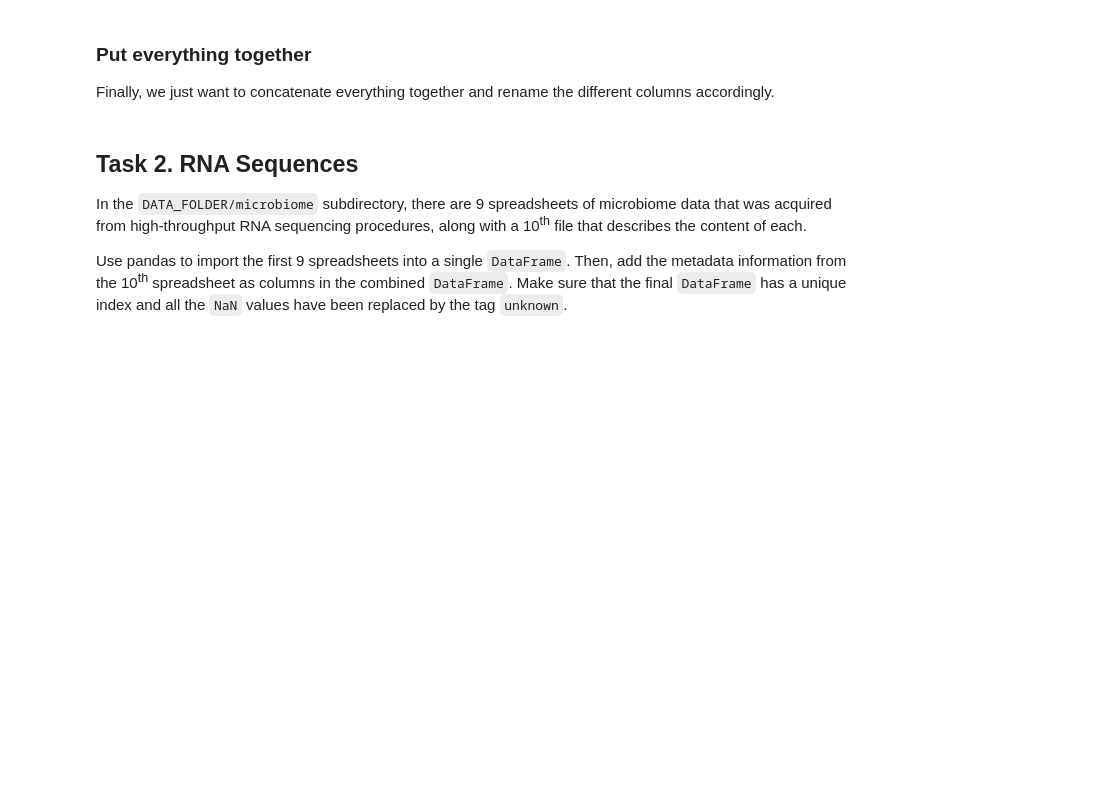
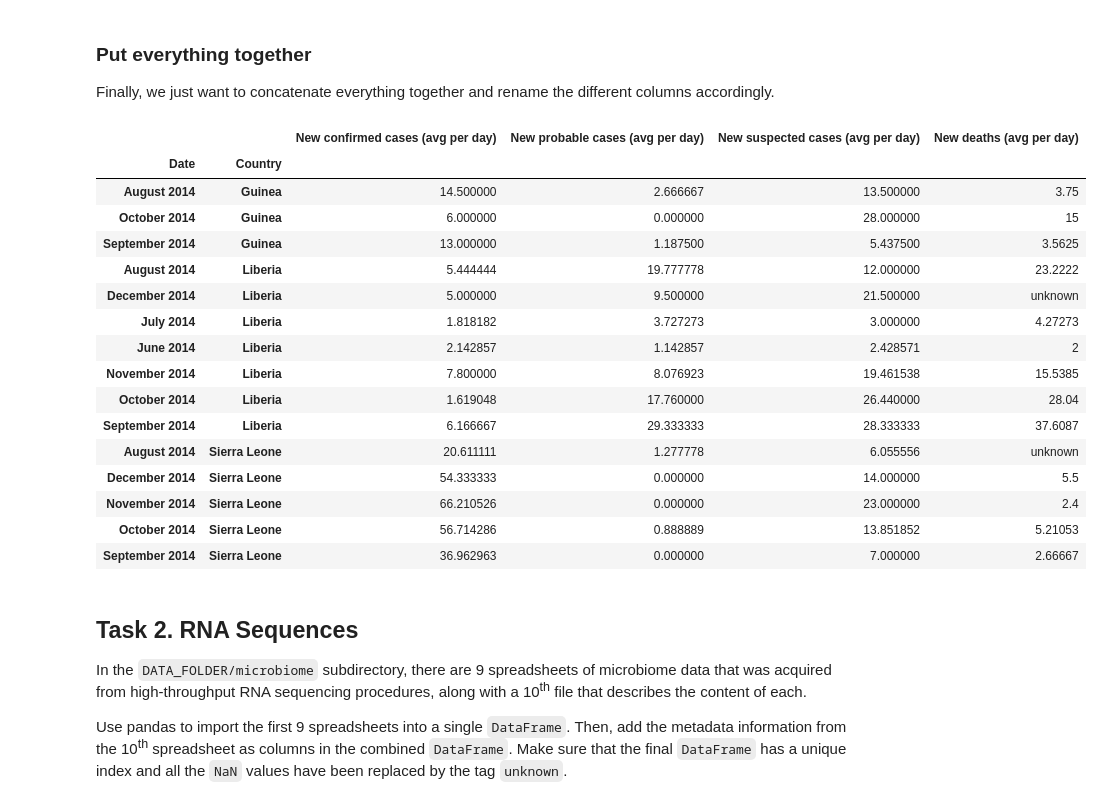
Before and after one commit to darioAnongba/EPFL-ADA, a Jupyter notebook: Labs/01 - Pandas and Data Wrangling/Homework 1.ipynb, the cells around one changed output. Saved outputs shown, nothing was run; the diff lists cells and outputs as text; code cells hidden in the pictures; blank space fills up the shorter version.

```diff
--- a/Labs/01 - Pandas and Data Wrangling/Homework 1.ipynb
+++ b/Labs/01 - Pandas and Data Wrangling/Homework 1.ipynb
@@ -39,31 +57,14 @@ AVG_NEW_DEATHS = 'New deaths (avg per day)'
 # %% [markdown]
 ### DataFrames creation
 For each country, we first have to read every CSV file and put their content into one big DataFrame. This will allow us to then work on the DataFrame (filter data, clean data, aggregate what we need, ...).
-# %%
-file_gui = glob.glob(EBOLA_FOLDER + "guinea_data/*.csv")
-file_lib = glob.glob(EBOLA_FOLDER + "liberia_data/*.csv")
-file_sie = glob.glob(EBOLA_FOLDER + "sl_data/*.csv")
-
-list_gui = []
-# Create DataFrame for Guinea
-for file in file_gui:
-    df = pd.read_csv(file,header=0,index_col=None,parse_dates=['Date'])
-    list_gui.append(df)
-ebola_gui = pd.concat(list_gui)
-
-list_lib = []
-# Create DataFrame for Liberia
-for file in file_lib:
-    df = pd.read_csv(file,header=0,index_col=None,parse_dates=['Date'])
-    list_lib.append(df)
-ebola_lib = pd.concat(list_lib)
-
-list_sie = []
-# Create DataFrame for Sierra Leone
-for file in file_sie:
-    df = pd.read_csv(file,header=0,index_col=None,parse_dates=['date'])
-    list_sie.append(df)
-ebola_sie = pd.concat(list_sie)
+# %%
+file_gui = glob.glob(EBOLA_FOLDER + "guinea_data/*.csv")
+file_lib = glob.glob(EBOLA_FOLDER + "liberia_data/*.csv")
+file_sie = glob.glob(EBOLA_FOLDER + "sl_data/*.csv")
+
+ebola_gui = read_folder('Date', file_gui)
+ebola_lib = read_folder('Date', file_lib)
+ebola_sie = read_folder('date', file_sie)
 # %% [markdown]
 ### Guinea
 Here we want to extract the average per day for every month for all 3 types of new cases and for new deaths in Guinea. What we have to do is to filter the data for each case (we have 4 cases) we want to have, get each time the corresponding number of new cases or deaths, and merge those 4 DataFrames into 1 by the date. Once this is done, we can extract the month and year from the date, group by the month and year, and compute the average as an aggregation.
@@ -83,12 +84,12 @@ new_cases_suspect = get_guinea_specific_df('New cases of suspects', SUSPECTED_NE
 new_deaths_registered = get_guinea_specific_df('New deaths registered', NEW_DEATHS)
 
 # Put all things together
-guinea_df = new_cases_confirmed.merge(new_cases_probable, on='Date').merge(new_cases_suspect, on='Date').merge(new_deaths_registered, on='Date')
+guinea_df = new_cases_confirmed.merge(new_cases_probable).merge(new_cases_suspect).merge(new_deaths_registered)
 guinea_df['Country'] = 'Guinea'
-#guinea_df = guinea_df.rename(columns={'Date': 'Month'})
 guinea_df['Date'] = guinea_df.Date.dt.strftime("%B %Y")
 guinea_df = guinea_df.apply(pd.to_numeric, errors='ignore')
 
 # Group by to compute the average per day for each month
 guinea_df = guinea_df.groupby(['Date', 'Country']).mean()
-guinea_df
+
+renamed_df(guinea_df)
@@ -152,13 +177,27 @@ Finally, we just want to concatenate everything together and rename the differen
 # %%
 # Concatenate the values for the 3 countries and rename columns accordingly
 final_df = pd.concat([guinea_df, liberia_df, sl_df])
-final_df = final_df.rename(columns={
-    CONFIRMED_NEW_CASES: AVG_CONFIRMED_NEW_CASES,
-    PROBABLE_NEW_CASES: AVG_PROBABLE_NEW_CASES,
-    SUSPECTED_NEW_CASES: AVG_SUSPECTED_NEW_CASES,
-    NEW_DEATHS: AVG_NEW_DEATHS})
+final_df = renamed_df(final_df)
 final_df = final_df.fillna('unknown')
 final_df
+# %% [output]
+|  |  | New confirmed cases (avg per day) | New probable cases (avg per day) | New suspected cases (avg per day) | New deaths (avg per day) |
+| Date | Country |  |  |  |  |
+| August 2014 | Guinea | 14.500000 | 2.666667 | 13.500000 | 3.75 |
+| October 2014 | Guinea | 6.000000 | 0.000000 | 28.000000 | 15 |
+| September 2014 | Guinea | 13.000000 | 1.187500 | 5.437500 | 3.5625 |
+| August 2014 | Liberia | 5.444444 | 19.777778 | 12.000000 | 23.2222 |
+| December 2014 | Liberia | 5.000000 | 9.500000 | 21.500000 | unknown |
+| July 2014 | Liberia | 1.818182 | 3.727273 | 3.000000 | 4.27273 |
+| June 2014 | Liberia | 2.142857 | 1.142857 | 2.428571 | 2 |
+| November 2014 | Liberia | 7.800000 | 8.076923 | 19.461538 | 15.5385 |
+| October 2014 | Liberia | 1.619048 | 17.760000 | 26.440000 | 28.04 |
+| September 2014 | Liberia | 6.166667 | 29.333333 | 28.333333 | 37.6087 |
+| August 2014 | Sierra Leone | 20.611111 | 1.277778 | 6.055556 | unknown |
+| December 2014 | Sierra Leone | 54.333333 | 0.000000 | 14.000000 | 5.5 |
+| November 2014 | Sierra Leone | 66.210526 | 0.000000 | 23.000000 | 2.4 |
+| October 2014 | Sierra Leone | 56.714286 | 0.888889 | 13.851852 | 5.21053 |
+| September 2014 | Sierra Leone | 36.962963 | 0.000000 | 7.000000 | 2.66667 |
 # %% [markdown]
 ## Task 2. RNA Sequences
 
```
Also changed, not shown: parts of 32 cells of this notebook.
